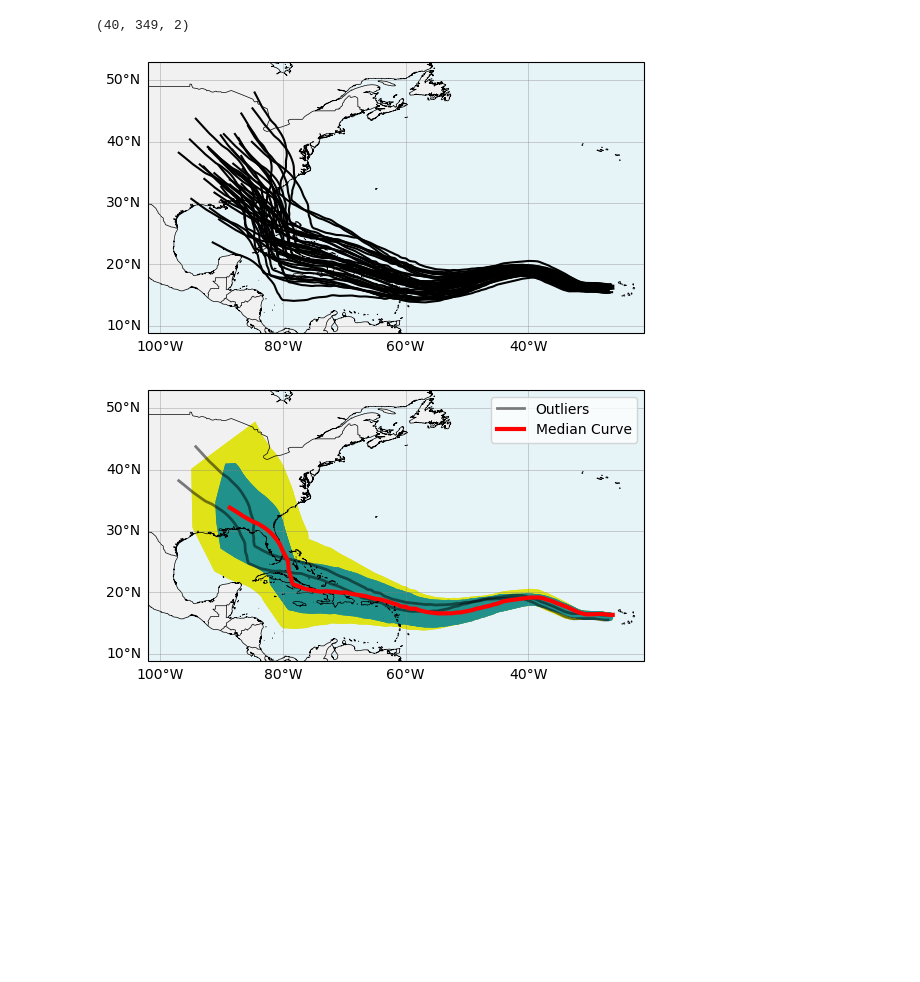
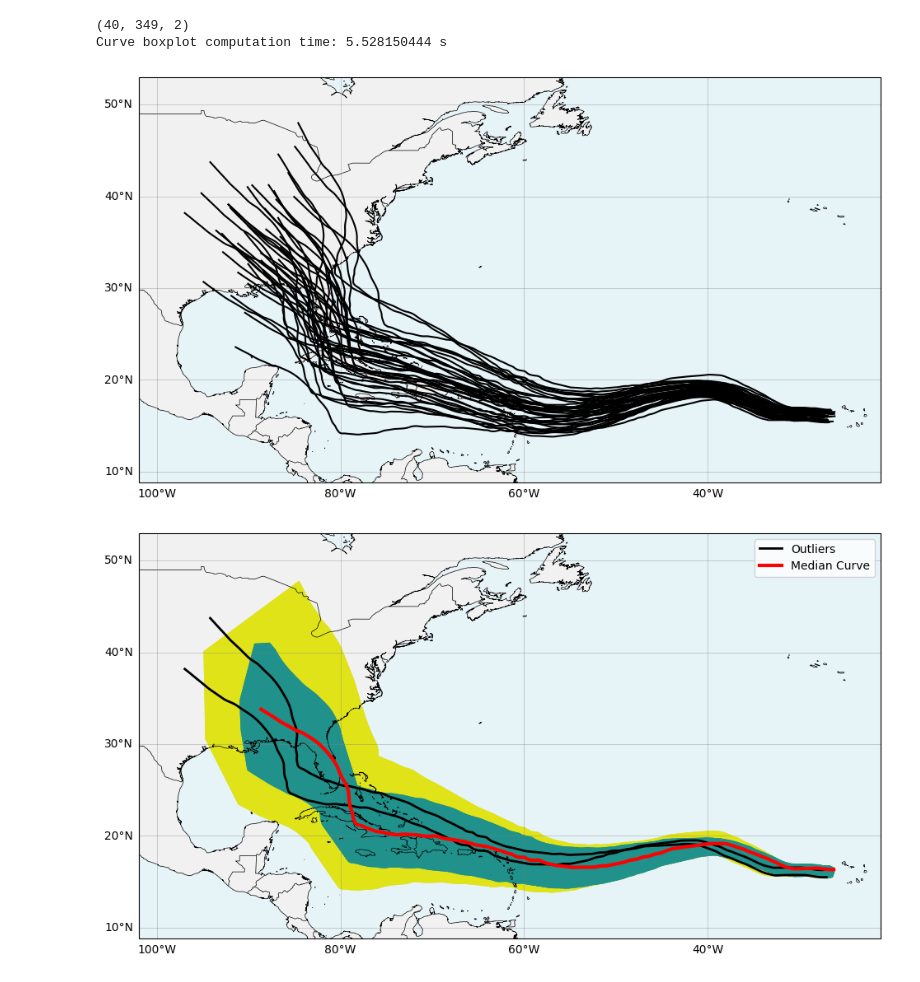
Before and after one commit to ouermijudicael/UVisBox, a Jupyter notebook: examples/hurricane_irma_example.ipynb, the cells around one changed output. Saved outputs shown, nothing was run; the diff lists cells and outputs as text; code cells hidden in the pictures; blank space fills up the shorter version.

```diff
--- a/examples/hurricane_irma_example.ipynb
+++ b/examples/hurricane_irma_example.ipynb
@@ -3,81 +3,92 @@
 # Import necessary libraries and load dataset
 from uvisbox.Modules.CurveBoxplot import curve_boxplot
 from uvisbox.Core.CommonInterface import BoxplotStyleConfig
+from uvisbox.Core.MapSetup import map_setup
 
 from uvisbox.Datasets import irma2017_perturbed_tracks
 import matplotlib.pyplot as plt
 import cartopy.crs as ccrs
-import cartopy.feature as cfeature
+# import cartopy.feature as cfeature
 import numpy as np
+import time
 
 def load_irma_data():
     data = irma2017_perturbed_tracks.load_dataset()
     print(data.shape)
     return data
 
-def setup_figure(data):
-    # Set the extent of the map to the region of interest
-    lon_min = np.min(data[:, :, 0])
-    lon_max = np.max(data[:, :, 0])
-    lat_min = np.min(data[:, :, 1])
-    lat_max = np.max(data[:, :, 1])
-    # Add some padding to the extent
-    padding = 5.0
+# def setup_figure(data):
+#     # Set the extent of the map to the region of interest
+#     lon_min = np.min(data[:, :, 0])
+#     lon_max = np.max(data[:, :, 0])
+#     lat_min = np.min(data[:, :, 1])
+#     lat_max = np.max(data[:, :, 1])
+#     # Add some padding to the extent
+#     padding = 5.0
 
-    # create a figure with 2 subplots
-    fig1, ax1 = plt.subplots(1, 1, subplot_kw={'projection': ccrs.PlateCarree()})
-    ax1.set_extent([lon_min - padding, lon_max + padding,
-                    lat_min - padding, lat_max + padding],
-                crs=ccrs.PlateCarree())
-    # Add coastlines and country borders
-    ax1.coastlines(resolution='10m', linewidth=0.5)
-    ax1.add_feature(cfeature.BORDERS, linewidth=0.5, edgecolor='black')
-    ax1.add_feature(cfeature.LAND, facecolor='lightgray', alpha=0.3)
-    ax1.add_feature(cfeature.OCEAN, facecolor='lightblue', alpha=0.3)
+#     # create a figure with 2 subplots
+#     fig1, ax1 = plt.subplots(1, 1, subplot_kw={'projection': ccrs.PlateCarree()})
+#     ax1.set_extent([lon_min - padding, lon_max + padding,
+#                     lat_min - padding, lat_max + padding],
+#                 crs=ccrs.PlateCarree())
+#     # Add coastlines and country borders
+#     ax1.coastlines(resolution='10m', linewidth=0.5)
+#     ax1.add_feature(cfeature.BORDERS, linewidth=0.5, edgecolor='black')
+#     ax1.add_feature(cfeature.LAND, facecolor='lightgray', alpha=0.3)
+#     ax1.add_feature(cfeature.OCEAN, facecolor='lightblue', alpha=0.3)
 
-    # Add gridlines with only latitude and longitude labels
-    gl1 = ax1.gridlines(draw_labels=True, linewidth=0.5, color='gray', alpha=0.5)
-    gl1.top_labels = False
-    gl1.right_labels = False
-    gl1.xlabel_style = {'size': 10}
-    gl1.ylabel_style = {'size': 10}
+#     # Add gridlines with only latitude and longitude labels
+#     gl1 = ax1.gridlines(draw_labels=True, linewidth=0.5, color='gray', alpha=0.5)
+#     gl1.top_labels = False
+#     gl1.right_labels = False
+#     gl1.xlabel_style = {'size': 10}
+#     gl1.ylabel_style = {'size': 10}
 
-    return fig1, ax1
+#     return fig1, ax1
 
 
 
 data = load_irma_data()
 
-fig1, ax1 = setup_figure(data)
+# save data as npy file
+np.save("irma_ensemble_tracks.npy", data)
+
+# fig1, ax1 = setup_figure(data)
+fig1, ax1 = map_setup(data)
 # plot all curves in light gray
 for curve in data:
     ax1.plot(curve[:, 0], curve[:, 1], color='black', alpha=1.0, transform=ccrs.PlateCarree())
 
 
 # Create custom styling configuration
 style = BoxplotStyleConfig(
     percentiles=[95, 50],
     percentile_colormap='viridis',
     show_median=True,
     median_color='red',
     show_outliers=True,
     outliers_color='black',
     outliers_width= 2,
     outliers_alpha=1.0
 )
 
-fig2, ax2 = setup_figure(data)
+# fig2, ax2 = setup_figure(data)
+fig2, ax2 = map_setup(data)
 # Call the curve_boxplot function
+start_time = time.time_ns()
 curve_boxplot(data, boxplot_style=style, ax=ax2)
+end_time = time.time_ns()
+print(f"Curve boxplot computation time: {(end_time - start_time) / 1e9} s")
 ax2.legend(loc='best')
 ax2.grid(True, alpha=0.3)
 
 
 fig1.savefig("irma_all_tracks.png", dpi=150, bbox_inches='tight')
 fig2.savefig("irma_curve_boxplot.png", dpi=150, bbox_inches='tight')
 
 plt.show()
 # %% [output]
 (40, 349, 2)
+Curve boxplot computation time: 5.528150444 s
-[figure, old version]
+[figure, new version]
-[figure, old version]
+[figure, new version]
```
Also changed, not shown: 5 other files.
